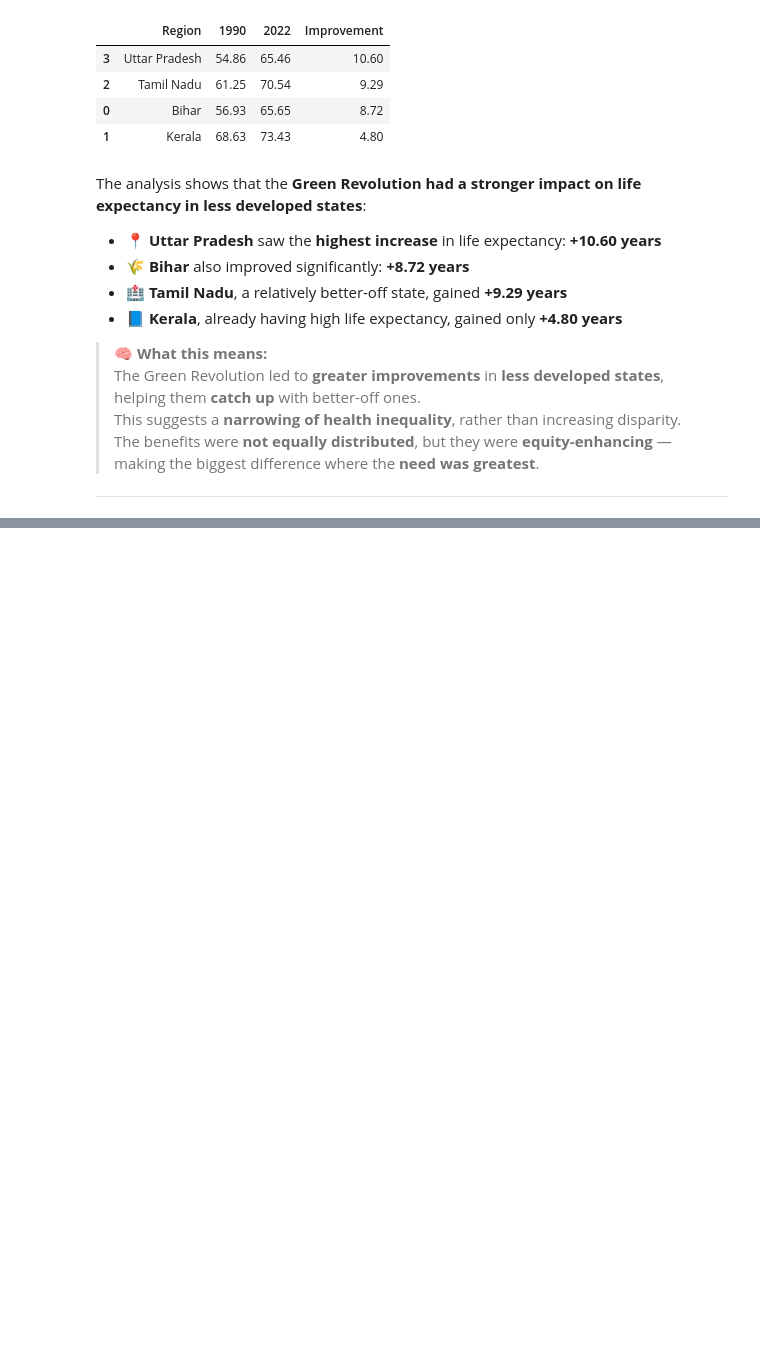
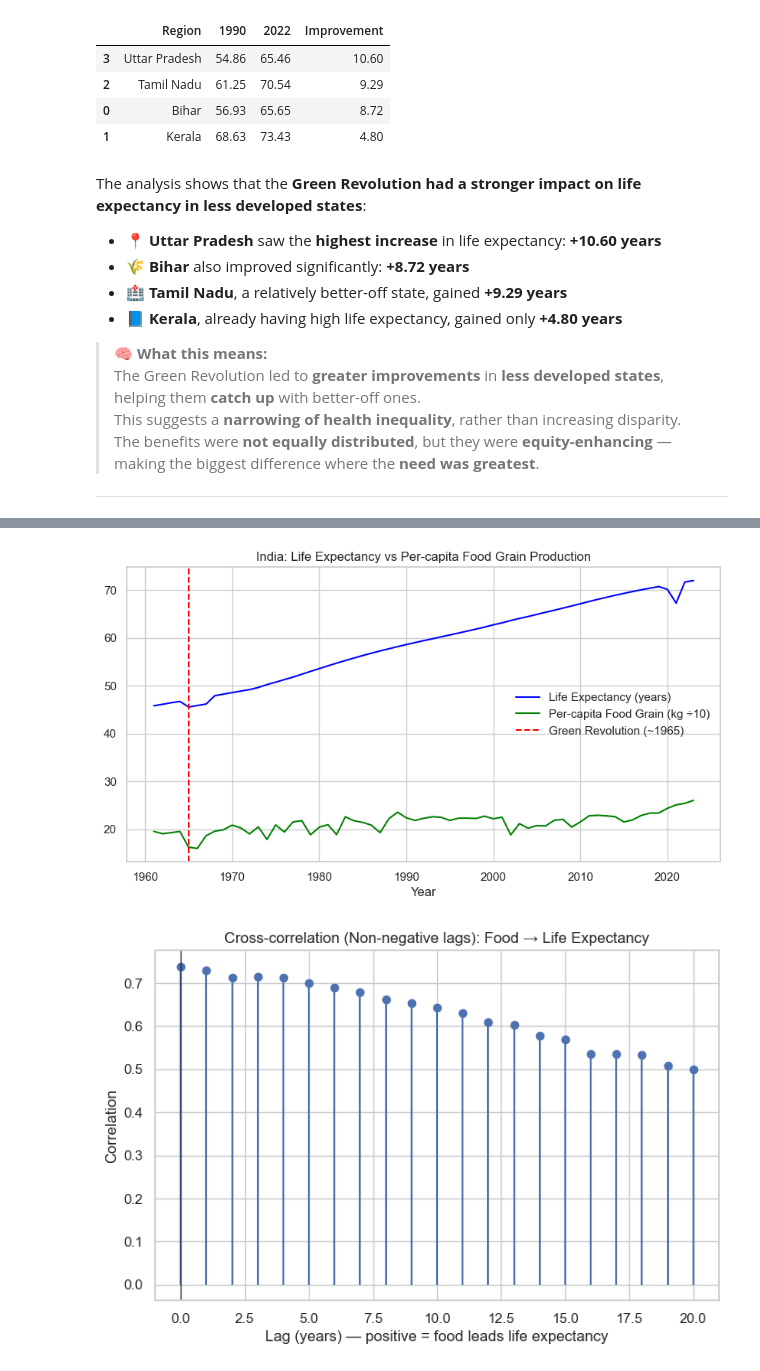
Before and after one commit to vrMithun/DataVisualization-Case-Study-1, a Jupyter notebook: CaseStudy1.ipynb, the cells around one changed output, grey strips where cells are left out. Drawn from its saved outputs; the diff is of its cells as text; code cells hidden in the pictures; blank space fills up the shorter version.

```diff
--- a/CaseStudy1.ipynb
+++ b/CaseStudy1.ipynb
@@ -861,0 +889,53 @@ The analysis shows that the **Green Revolution had a stronger impact on life exp
+# %%
+# --- Step 1: Compute per-capita production (kg/person) ---
+production["Per Capita Production (kg)"] = (
+    (production["Cereal Production (tonnes)"] * 1000) / production["Population"]
+)
+
+# --- Step 2: Merge on Year ---
+df = pd.merge(
+    life_exp[["Year", "Life Expectancy"]],
+    production[["Year", "Cereal Production (tonnes)", "Population", "Per Capita Production (kg)"]],
+    on="Year",
+    how="inner"
+).sort_values("Year")
+
+# --- Step 3: Plot time trends ---
+plt.figure(figsize=(10,5))
+plt.plot(df["Year"], df["Life Expectancy"], label="Life Expectancy (years)", color="blue")
+plt.plot(df["Year"], df["Per Capita Production (kg)"]/10,
+         label="Per-capita Food Grain (kg ÷10)", color="green")
+plt.axvline(1965, color="red", linestyle="--", label="Green Revolution (~1965)")
+plt.legend()
+plt.xlabel("Year")
+plt.title("India: Life Expectancy vs Per-capita Food Grain Production")
+plt.show()
+
+# --- Step 4: Cross-correlation function (non-negative lags only) ---
+def cross_corr_nonneg(x, y, maxlag=20):
+    lags = range(0, maxlag+1)   # only non-negative lags
+    ccs = []
+    for lag in lags:
+        if lag == 0:
+            c = np.corrcoef(x, y)[0,1]
+        else:
+            c = np.corrcoef(x[lag:], y[:-lag])[0,1]
+        ccs.append(c)
+    return lags, ccs
+
+x = df["Per Capita Production (kg)"].values
+y = df["Life Expectancy"].values
+
+lags, ccs = cross_corr_nonneg(x, y, maxlag=20)
+
+# --- Step 5: Plot cleaned cross-correlation ---
+plt.figure(figsize=(8,5))
+plt.stem(lags, ccs, basefmt=" ")
+plt.axvline(0, color="k", linewidth=0.8)
+plt.xlabel("Lag (years) — positive = food leads life expectancy")
+plt.ylabel("Correlation")
+plt.title("Cross-correlation (Non-negative lags): Food → Life Expectancy")
+plt.show()
+# %% [output]
+[figure, added]
+[figure, added]
```
Also changed, not shown: parts of 14 cells of this notebook.
